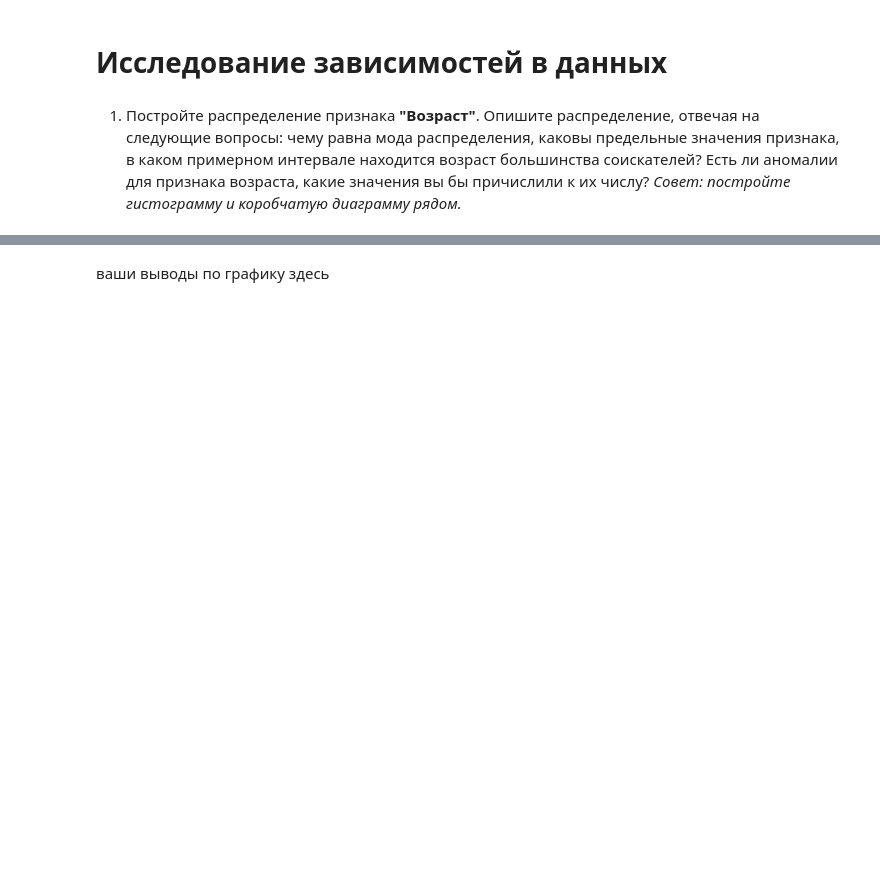
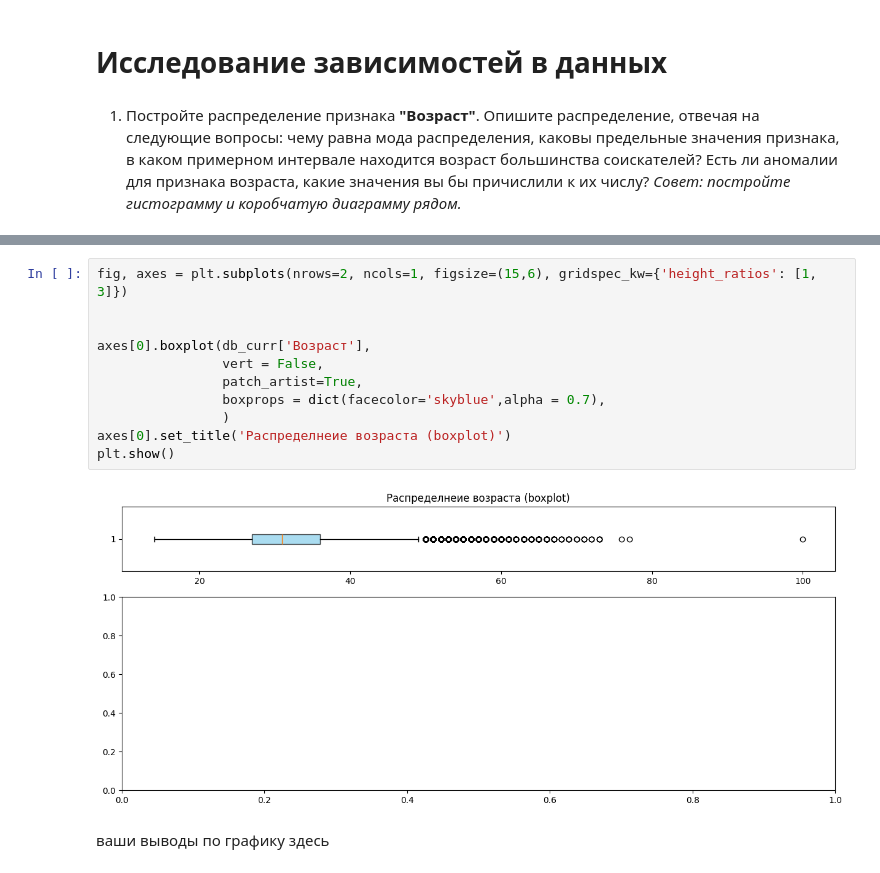
Before and after one commit to rostovcevartem209/hh_database, a Jupyter notebook: hh_database_project.ipynb, the cells around one changed output, grey strips where cells are left out. Cells and saved outputs as stored; diff of their text form; blank space fills up the shorter version.

```diff
--- a/hh_database_project.ipynb
+++ b/hh_database_project.ipynb
@@ -474,3 +488,16 @@ db_curr[db_curr['ЗП (руб)']%10 != 0].head(5)
+# %%
+fig, axes = plt.subplots(nrows=2, ncols=1, figsize=(15,6), gridspec_kw={'height_ratios': [1, 3]})
+
+
+axes[0].boxplot(db_curr['Возраст'],
+                vert = False,
+                patch_artist=True,
+                boxprops = dict(facecolor='skyblue',alpha = 0.7),
+                )
+axes[0].set_title('Распределнеие возраста (boxplot)')
+plt.show()
+# %% [output]
+[figure, added]
 # %% [markdown]
 ваши выводы по графику здесь
 # %% [markdown]
```
Also changed, not shown: parts of 2 cells of this notebook.
